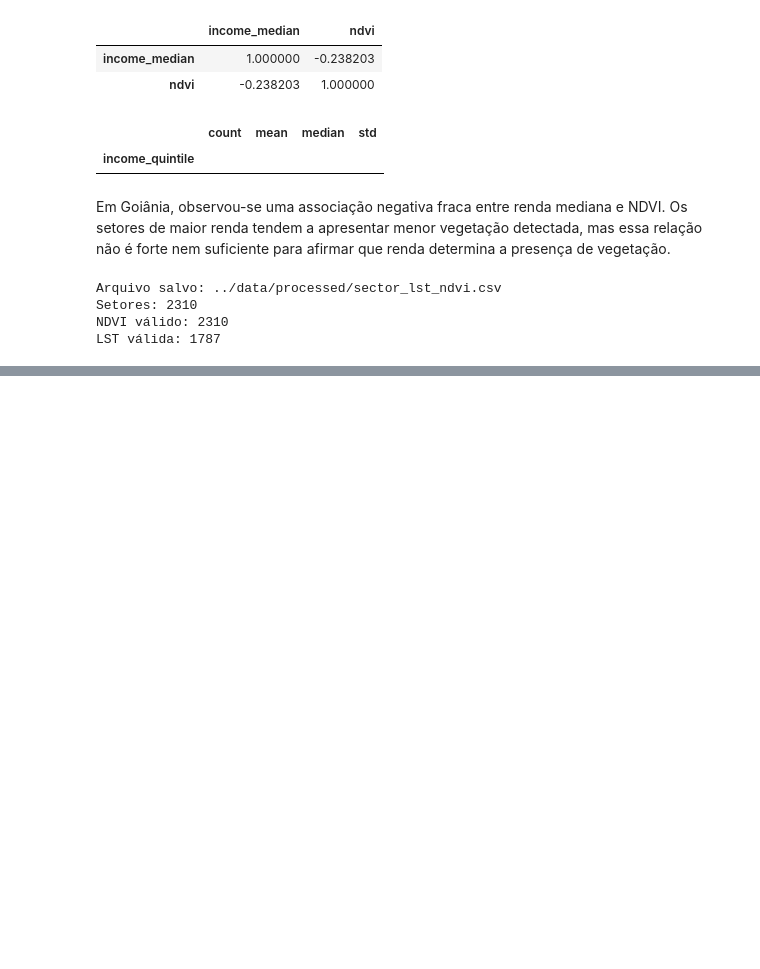
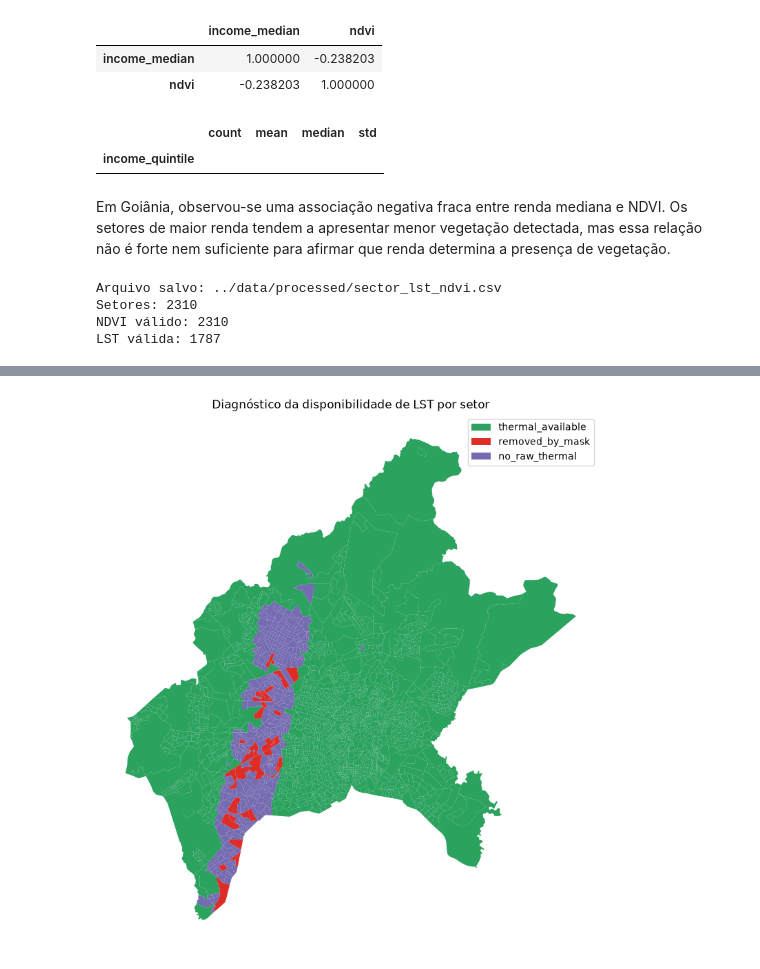
Before and after one commit to HannahGrecco/goiania-thermal-justice, a Jupyter notebook: notebooks/02_earth_engine.ipynb, the cells around one changed output, grey strips where cells are left out. Saved outputs shown, nothing was run; the diff lists cells and outputs as text; code cells hidden in the pictures; blank space fills up the shorter version.

Commit message:
feat: Confirming reason for missing thermal bands

```diff
--- a/notebooks/02_earth_engine.ipynb
+++ b/notebooks/02_earth_engine.ipynb
@@ -623,0 +875,25 @@ LST válida: 1787
+# %%
+colors = {
+    "thermal_available": "#2ca25f",
+    "removed_by_mask": "#de2d26",
+    "no_raw_thermal": "#756bb1",
+}
+
+fig, ax = plt.subplots(figsize=(10, 10))
+
+for group, color in colors.items():
+    thermal_diagnostic_gdf[
+        thermal_diagnostic_gdf["diagnostic_group"] == group
+    ].plot(
+        ax=ax,
+        color=color,
+        label=group,
+        edgecolor="none",
+    )
+
+ax.set_title("Diagnóstico da disponibilidade de LST por setor")
+ax.axis("off")
+ax.legend()
+plt.show()
+# %% [output]
+[figure, added]
```
Also changed, not shown: parts of 15 cells of this notebook, 1 other file.
